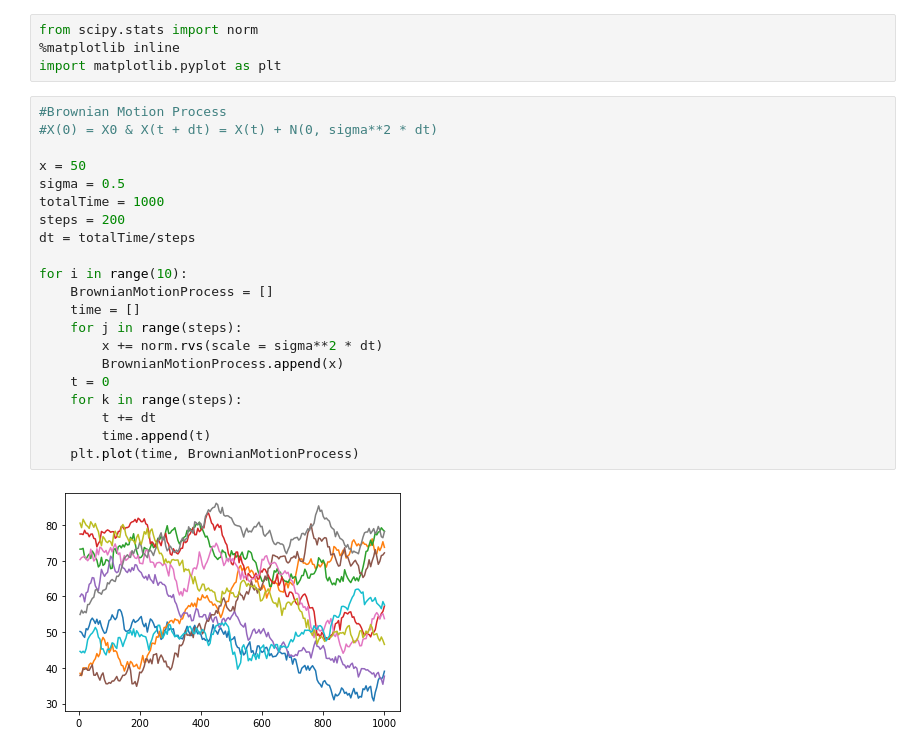
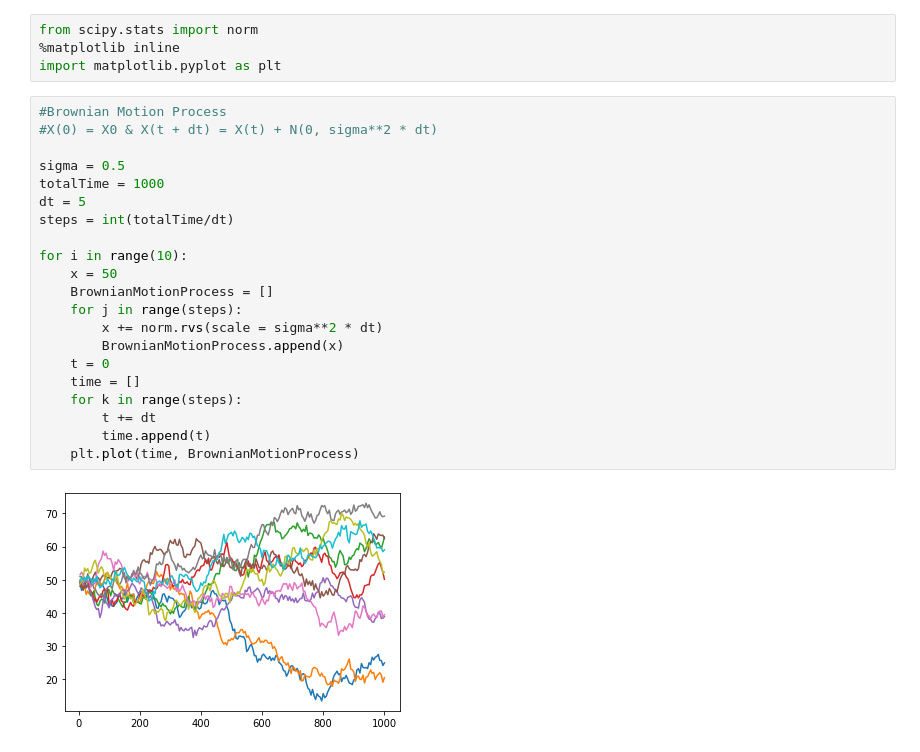
Before and after one commit to Finian1007/AI_Work, a Jupyter notebook: Linear_Algebra_HW1.ipynb, the cells around one changed output. Saved outputs shown, nothing was run; the diff lists cells and outputs as text.

```diff
--- a/Linear_Algebra_HW1.ipynb
+++ b/Linear_Algebra_HW1.ipynb
@@ -5,23 +5,23 @@ import matplotlib.pyplot as plt
 # %%
 #Brownian Motion Process
 #X(0) = X0 & X(t + dt) = X(t) + N(0, sigma**2 * dt)
 
-x = 50
 sigma = 0.5
 totalTime = 1000
-steps = 200
-dt = totalTime/steps
+dt = 5
+steps = int(totalTime/dt)
 
 for i in range(10):
+    x = 50
     BrownianMotionProcess = []
-    time = []
     for j in range(steps):
         x += norm.rvs(scale = sigma**2 * dt)
         BrownianMotionProcess.append(x)
     t = 0
+    time = []
     for k in range(steps):
         t += dt
         time.append(t)
     plt.plot(time, BrownianMotionProcess)
 # %% [output]
-[figure, old version]
+[figure, new version]
```
